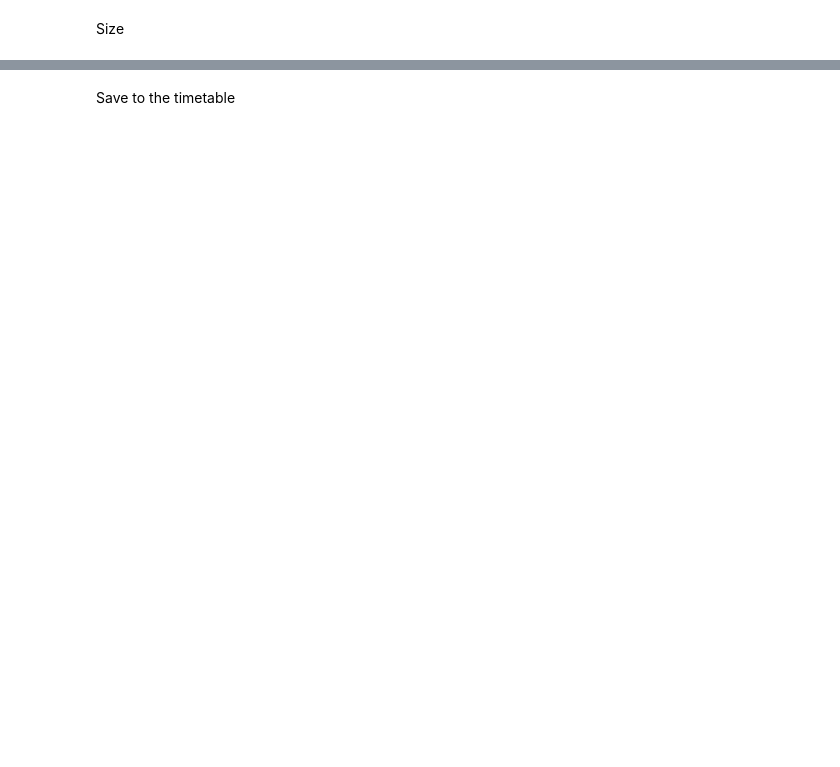
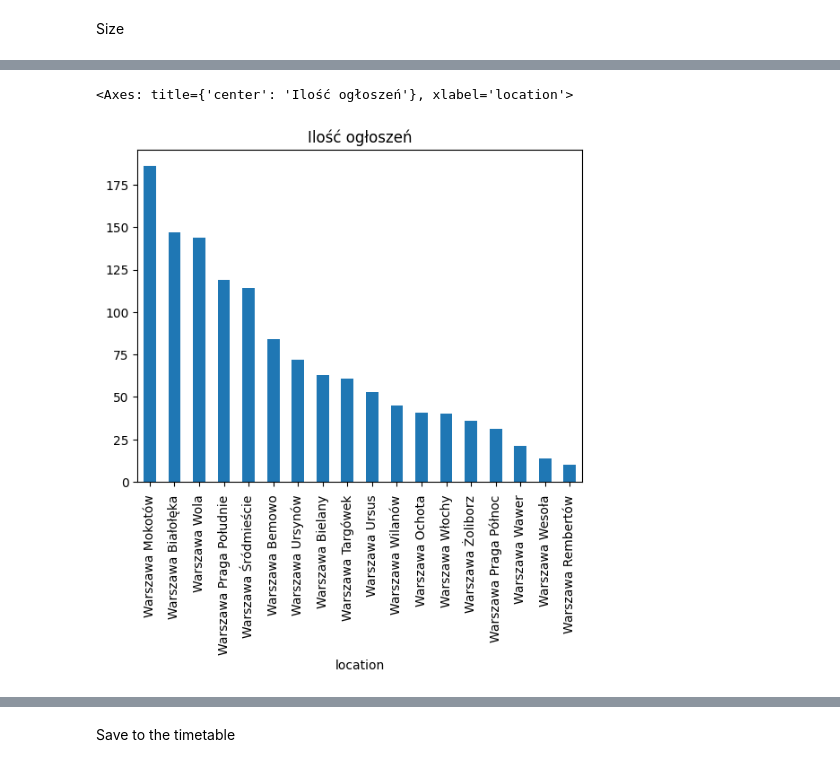
Before and after one commit to Pawel-Uhma/PythonWebScraper, a Jupyter notebook: data_science/main.ipynb, the cells around one changed output, grey strips where cells are left out. Cells and saved outputs as stored; diff of their text form; code cells hidden in the pictures; blank space fills up the shorter version.

```diff
--- a/data_science/main.ipynb
+++ b/data_science/main.ipynb
@@ -123,0 +124,8 @@ AVERAGE : 57.8
+# %%
+index = df[df['location'] == "Warszawa "].index
+df.drop(index , inplace=True)
+
+df['location'].value_counts().plot(kind='bar',title="Ilość ogłoszeń")
+# %% [output]
+<Axes: title={'center': 'Ilość ogłoszeń'}, xlabel='location'>
+[figure, added]
```
Also changed, not shown: parts of 13 cells of this notebook, 2 other files.
